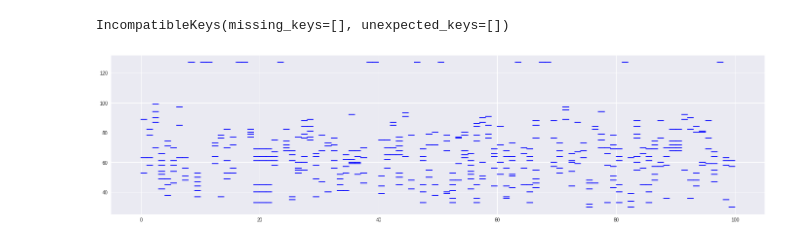
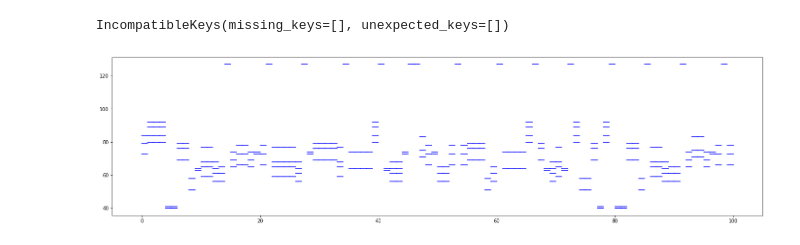
Before and after one commit to bpaszko/MGU-rnn, a Jupyter notebook: notebooks/network.ipynb, the cells around one changed output. Cells and saved outputs as stored; diff of their text form; code cells hidden in the pictures.

Commit message:
chopin

```diff
--- a/notebooks/network.ipynb
+++ b/notebooks/network.ipynb
@@ -222,34 +223,35 @@ provider = MIDIDataset(converter, nn_batch_size=64, song_batch_size=8, seq_len=s
 # %% [output]
 [interactive output not drawn]
 # %%
-class LSTM(nn.Module):
-    def __init__(self, embedding_dim, hidden_dim, unique_notes, seq_len): #, rnn='LSTM'):
-        # assert rnn in ['LSTM', 'GRU']
+class MusicRNN(nn.Module):
+    def __init__(self, embedding_dim, hidden_dim, unique_notes, seq_len, rnn='LSTM'):
+        assert rnn in ['LSTM', 'GRU']
         super().__init__()
         self.seq_len = seq_len
         self.hidden_dim = hidden_dim
         self.embeddings = nn.Embedding(unique_notes+1, embedding_dim)
-        #if rnn == 'LSTM':
-        self.lstm = nn.LSTM(embedding_dim, hidden_dim, num_layers=3, dropout=0.2)
-        #else:
-        #    self.rnn = nn.GRU(embedding_dim, hidden_dim, num_layers=3, dropout=0.2)
+        if rnn == 'LSTM':
+            self.rnn = nn.LSTM(embedding_dim, hidden_dim, num_layers=3, dropout=0.2)
+        else:
+            self.rnn = nn.GRU(embedding_dim, hidden_dim, num_layers=3, dropout=0.2)
         self.linear = nn.Sequential(
             nn.Dropout(0.2),
             nn.Linear(hidden_dim * seq_len, 512),
+            nn.LeakyReLU(),
             nn.Linear(512, unique_notes+1)
         )
 
     def forward(self, x):
         batch_size, _ = x.shape
         embeds = self.embeddings(x)
-        lstm_out, _ = self.lstm(embeds.view(self.seq_len, batch_size, -1))
-        outputs = self.linear(lstm_out.view(batch_size, -1))
+        rnn_out, _ = self.rnn(embeds.view(self.seq_len, batch_size, -1))
+        outputs = self.linear(rnn_out.view(batch_size, -1))
         return outputs
 # %%
 device = 'cuda:0' if torch.cuda.is_available() else 'cpu'
 # device = 'cpu'
 # %%
-model = LSTM(embedding_dim=128, hidden_dim=128, unique_notes=provider.unique_notes(), seq_len=seq_len)
+model = MusicRNN(embedding_dim=128, hidden_dim=256, unique_notes=provider.unique_notes(), seq_len=seq_len)
 model = model.to(device)
 # %%
 loss = nn.NLLLoss()
@@ -313,7 +315,7 @@ plt.show()
 # %% [output]
 [figure]
 # %%
-std = torch.load('../models/lstm3_128_50/lstm_3_layer_120000.pb', map_location=device)
+std = torch.load('../models/lstm3_128_50_chopin/model.pb', map_location=device)
 model.load_state_dict(std)
 # %% [output]
 IncompatibleKeys(missing_keys=[], unexpected_keys=[])
@@ -325,16 +327,13 @@ writer = SummaryWriter(log_dir='../tensorboard')
 mtd = ['break'] + [k[0] for k in sorted(provider.converter._notes_mapping.items(), key=lambda x: x[1])]
 writer.add_embedding(mat=model.embeddings.weight.data.numpy(), metadata=mtd)
 writer.close()
-# %%
-import matplotlib.pyplot as plt
-plt.style.use('seaborn')
 # %%
 plt.figure(figsize=(24, 6))
-sample = generate_sample(model, provider, device=device, length=100, temperature=1.3)
+sample = generate_sample(model, provider, device=device, length=100, temperature=1)
 pr = provider.converter.sequence_to_pianoroll(sample)
 for i in range(pr.shape[1]):
     notes = np.nonzero(pr[:, i])
     for note in notes:
         plt.plot([i, i+1], [note, note], color='blue')
 # %% [output]
-[figure, old version]
+[figure, new version]
```
Also changed, not shown: parts of 6 cells of this notebook, 3 other files.
